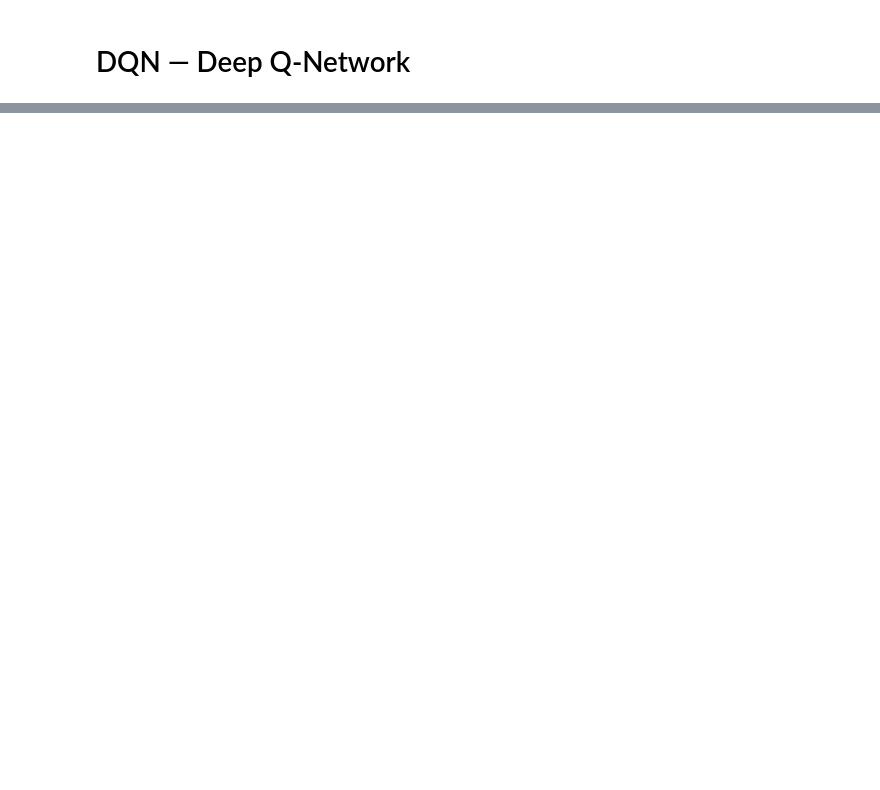
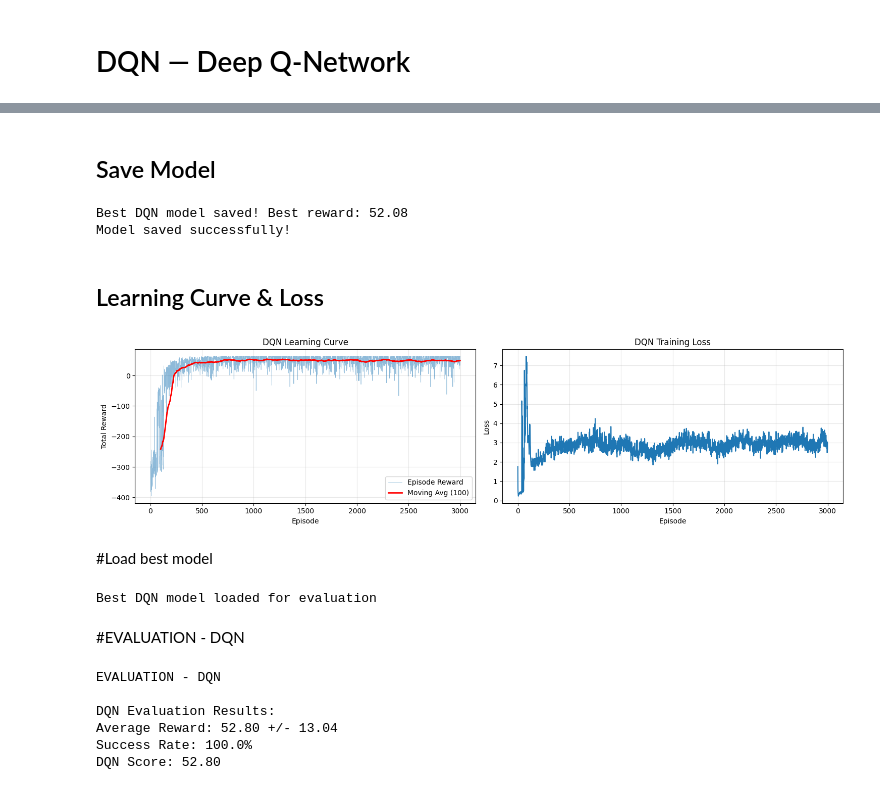
Before and after one commit to MoazIbrahem/Smart-Emergency-Ambulance-Routing-, a Jupyter notebook: DQN.ipynb, the cells around one changed output, grey strips where cells are left out. Saved outputs shown, nothing was run; the diff lists cells and outputs as text; code cells hidden in the pictures; blank space fills up the shorter version.

```diff
--- a/DQN.ipynb
+++ b/DQN.ipynb
@@ -240,0 +182,15 @@ Saved: dqn_navigation.mp4
+# %%
+env = SmartAmbulanceEnv(size=20)
+print("TRAINING DQN AGENT")
+dqn_agent = DQNAgent(
+    env,
+    learning_rate=0.001,
+    gamma=0.97,
+    epsilon=1.0,
+    epsilon_min=0.01,
+    epsilon_decay=0.995,
+    memory_size=10000,
+    batch_size=64,
+    target_update=100
+)
+dqn_rewards, dqn_losses = dqn_agent.train(episodes=3000)
@@ -240,0 +215,63 @@ Saved: dqn_navigation.mp4
+# %% [markdown]
+## Save Model
+# %%
+if dqn_agent.best_model is not None:
+    torch.save(dqn_agent.best_model, 'best_dqn_model.pth')
+    print(f"Best DQN model saved! Best reward: {dqn_agent.best_reward:.2f}")
+else:
+    torch.save(dqn_agent.policy_net.state_dict(), 'best_dqn_model.pth')
+    print("DQN model saved as 'best_dqn_model.pth'")
+print("Model saved successfully!")
+# %% [output]
+Best DQN model saved! Best reward: 52.08
+Model saved successfully!
+# %% [markdown]
+## Learning Curve & Loss
+# %%
+fig, axes = plt.subplots(1, 2, figsize=(15, 4))
+axes[0].plot(dqn_rewards, alpha=0.5, linewidth=0.5, label='Episode Reward')
+window = 100
+moving_avg = np.convolve(dqn_rewards, np.ones(window)/window, mode='valid')
+axes[0].plot(range(window-1, len(dqn_rewards)), moving_avg, 'r-', linewidth=2, label=f'Moving Avg ({window})')
+axes[0].set_xlabel('Episode')
+axes[0].set_ylabel('Total Reward')
+axes[0].set_title('DQN Learning Curve')
+axes[0].legend()
+axes[0].grid(True, alpha=0.3)
+axes[1].plot(dqn_losses)
+axes[1].set_xlabel('Episode')
+axes[1].set_ylabel('Loss')
+axes[1].set_title('DQN Training Loss')
+axes[1].grid(True, alpha=0.3)
+plt.tight_layout()
+plt.savefig('dqn_training_curves.png', dpi=150)
+plt.show()
+# %% [output]
+[figure, added]
+# %% [markdown]
+#Load best model
+# %%
+best_dqn = DQNAgent(env)
+best_dqn.policy_net.load_state_dict(torch.load('best_dqn_model.pth'))
+best_dqn.target_net.load_state_dict(best_dqn.policy_net.state_dict())
+print("Best DQN model loaded for evaluation")
+# %% [output]
+Best DQN model loaded for evaluation
+# %% [markdown]
+#EVALUATION - DQN
+# %%
+print("EVALUATION - DQN")
+np.random.seed(69)
+random.seed(69)
+torch.manual_seed(69)
+if dqn_agent.best_model is not None:
+    best_dqn.policy_net.load_state_dict(dqn_agent.best_model)
+dqn_final_score, dqn_success_rate = best_dqn.evaluate(episodes=50)
+print(f"DQN Score: {dqn_final_score:.2f}")
+# %% [output]
+EVALUATION - DQN
+
+DQN Evaluation Results:
+Average Reward: 52.80 +/- 13.04
+Success Rate: 100.0%
+DQN Score: 52.80
```
Also changed, not shown: parts of 23 cells of this notebook.
